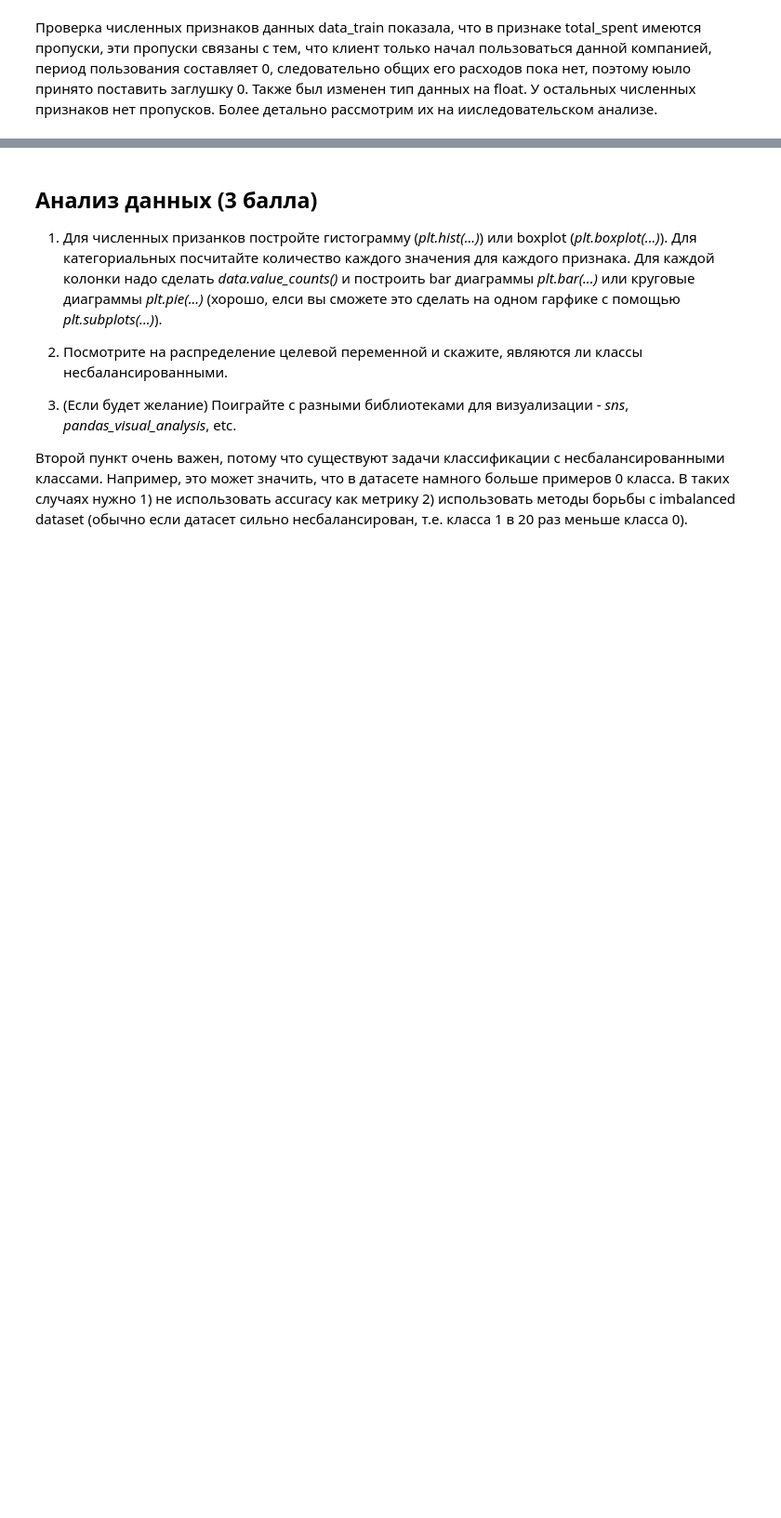
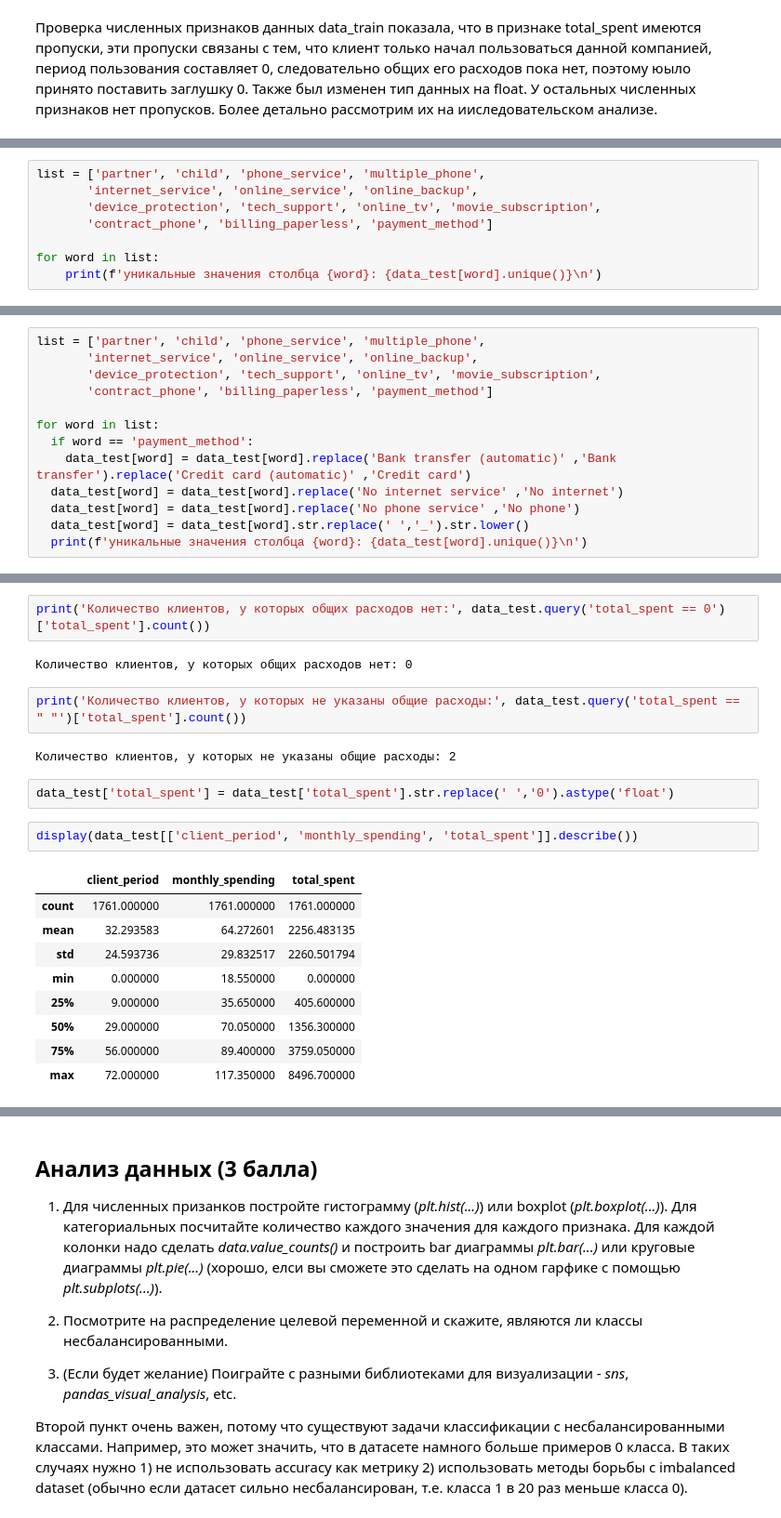
Before and after one commit to ValentinaZubareva2906/deep_learning_mipt, a Jupyter notebook: неделя 3 "Отток клиентов"/note.ipynb, the cells around one changed output, grey strips where cells are left out. Shown at 93% size. Saved outputs shown, nothing was run; the diff lists cells and outputs as text; blank space fills up the shorter version.

```diff
--- a/неделя 3 "Отток клиентов"/note.ipynb
+++ b/неделя 3 "Отток клиентов"/note.ipynb
@@ -336,0 +364,8 @@ NameError: name 'edefpriny' is not defined
+# %%
+list = ['partner', 'child', 'phone_service', 'multiple_phone',
+       'internet_service', 'online_service', 'online_backup',
+       'device_protection', 'tech_support', 'online_tv', 'movie_subscription',
+       'contract_phone', 'billing_paperless', 'payment_method']
+
+for word in list:
+    print(f'уникальные значения столбца {word}: {data_test[word].unique()}\n')
@@ -336,0 +390,13 @@ NameError: name 'edefpriny' is not defined
+# %%
+list = ['partner', 'child', 'phone_service', 'multiple_phone',
+       'internet_service', 'online_service', 'online_backup',
+       'device_protection', 'tech_support', 'online_tv', 'movie_subscription',
+       'contract_phone', 'billing_paperless', 'payment_method']
+
+for word in list:
+  if word == 'payment_method':
+    data_test[word] = data_test[word].replace('Bank transfer (automatic)' ,'Bank transfer').replace('Credit card (automatic)' ,'Credit card')
+  data_test[word] = data_test[word].replace('No internet service' ,'No internet')
+  data_test[word] = data_test[word].replace('No phone service' ,'No phone')
+  data_test[word] = data_test[word].str.replace(' ','_').str.lower()
+  print(f'уникальные значения столбца {word}: {data_test[word].unique()}\n')
@@ -336,0 +427,22 @@ NameError: name 'edefpriny' is not defined
+# %%
+print('Количество клиентов, у которых общих расходов нет:', data_test.query('total_spent == 0')['total_spent'].count())
+# %% [output]
+Количество клиентов, у которых общих расходов нет: 0
+# %%
+print('Количество клиентов, у которых не указаны общие расходы:', data_test.query('total_spent == " "')['total_spent'].count())
+# %% [output]
+Количество клиентов, у которых не указаны общие расходы: 2
+# %%
+data_test['total_spent'] = data_test['total_spent'].str.replace(' ','0').astype('float')
+# %%
+display(data_test[['client_period', 'monthly_spending', 'total_spent']].describe())
+# %% [output]
+|  | client_period | monthly_spending | total_spent |
+| count | 1761.000000 | 1761.000000 | 1761.000000 |
+| mean | 32.293583 | 64.272601 | 2256.483135 |
+| std | 24.593736 | 29.832517 | 2260.501794 |
+| min | 0.000000 | 18.550000 | 0.000000 |
+| 25% | 9.000000 | 35.650000 | 405.600000 |
+| 50% | 29.000000 | 70.050000 | 1356.300000 |
+| 75% | 56.000000 | 89.400000 | 3759.050000 |
+| max | 72.000000 | 117.350000 | 8496.700000 |
```
Also changed, not shown: parts of 8 cells of this notebook.
